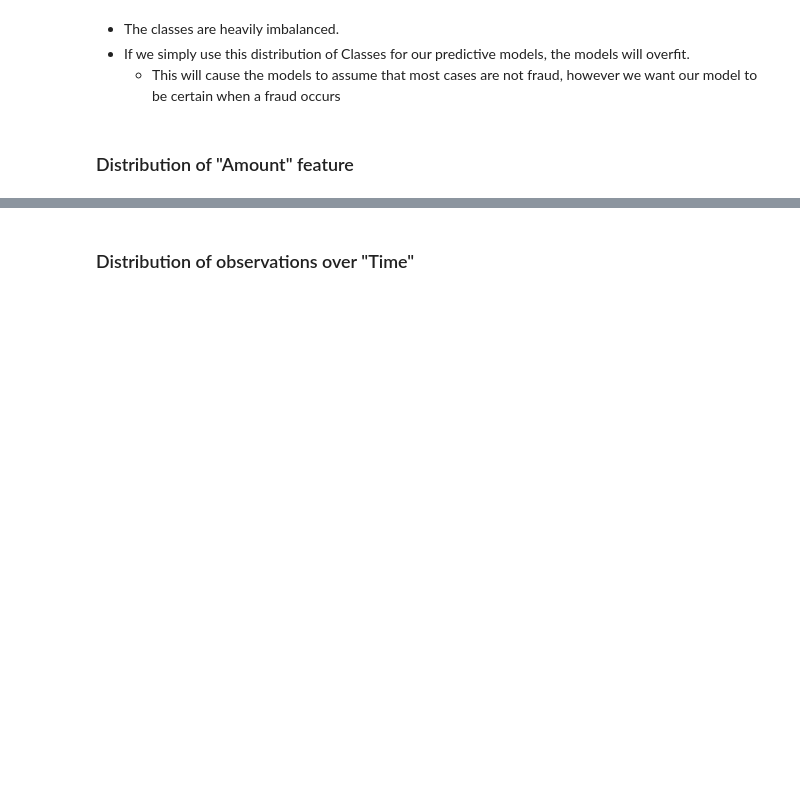
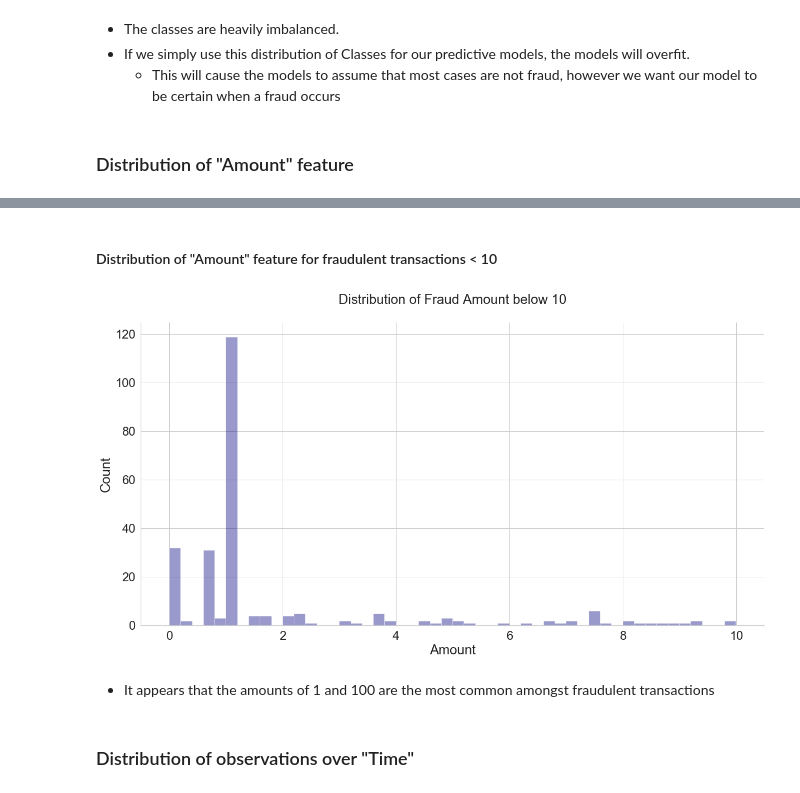
Before and after one commit to AdamBlomfield/credit_card_fraud, a Jupyter notebook: notebooks/data_cleaning.ipynb, the cells around one changed output, grey strips where cells are left out. Cells and saved outputs as stored; diff of their text form; code cells hidden in the pictures; blank space fills up the shorter version.

```diff
--- a/notebooks/data_cleaning.ipynb
+++ b/notebooks/data_cleaning.ipynb
@@ -109,3 +208,21 @@ Amount mean: 88.35
+# %% [markdown]
+#### Distribution of "Amount" feature for fraudulent transactions < 10
+# %%
+plt.figure(figsize=(20,10))
+
+below_amount = 10
+frauds_zoom = df['Amount'][(df['Class']==1) & (df['Amount']<=below_amount)]
+ax = sns.distplot(frauds_zoom,
+                  bins=50,
+                  kde=False,
+                  color='navy');
+ax.set_title('Distribution of Fraud Amount below {}\n'.format(below_amount));
+plt.ylabel('Count')
+sns.despine()
+# %% [output]
+[figure, added]
+# %% [markdown]
+* It appears that the amounts of 1 and 100 are the most common amongst fraudulent transactions
 # %% [markdown]
 ### Distribution of observations over "Time"
 # %%
```
Also changed, not shown: parts of 10 cells of this notebook.
